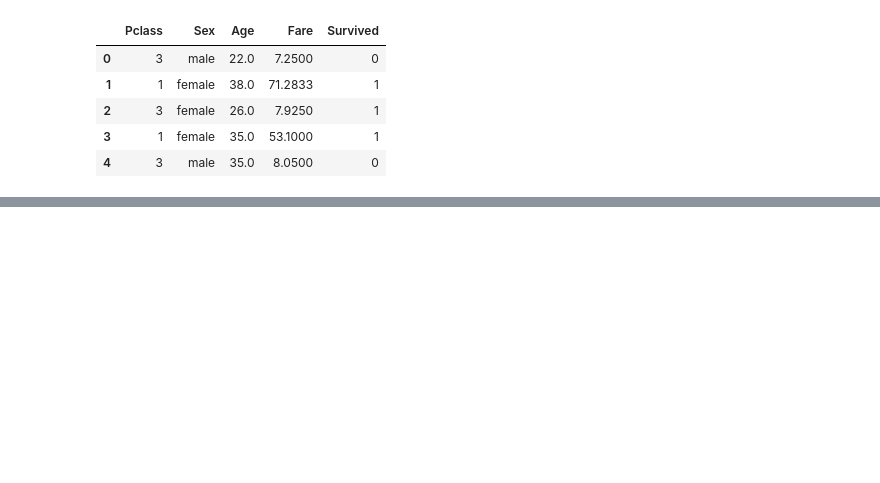
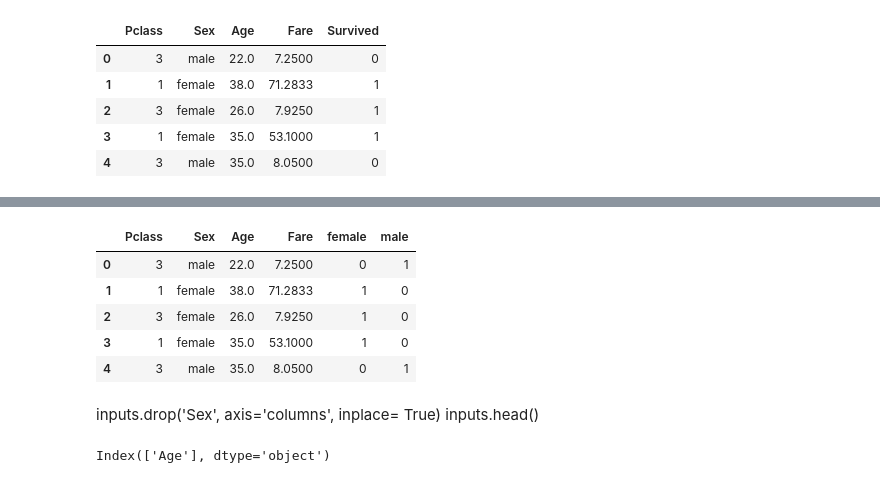
Before and after one commit to imamahasane/DataScienceRoadmap, a Jupyter notebook: 5_ML/14_Naive Bayes Classifier.ipynb, the cells around one changed output, grey strips where cells are left out. Saved outputs shown, nothing was run; the diff lists cells and outputs as text; code cells hidden in the pictures; blank space fills up the shorter version.

```diff
--- a/5_ML/14_Naive Bayes Classifier.ipynb
+++ b/5_ML/14_Naive Bayes Classifier.ipynb
@@ -25,0 +39,17 @@ inputs= df.drop('Survived', axis= 'columns')
+# %%
+inputs = pd.concat([inputs, dummies], axis= 'columns')
+inputs.head()
+# %% [output]
+|  | Pclass | Sex | Age | Fare | female | male |
+| 0 | 3 | male | 22.0 | 7.2500 | 0 | 1 |
+| 1 | 1 | female | 38.0 | 71.2833 | 1 | 0 |
+| 2 | 3 | female | 26.0 | 7.9250 | 1 | 0 |
+| 3 | 1 | female | 35.0 | 53.1000 | 1 | 0 |
+| 4 | 3 | male | 35.0 | 8.0500 | 0 | 1 |
+# %% [markdown]
+inputs.drop('Sex', axis='columns', inplace= True)
+inputs.head()
+# %%
+inputs.columns[inputs.isna().any()]
+# %% [output]
+Index(['Age'], dtype='object')
```
Also changed, not shown: parts of 12 cells of this notebook, 2 other files.
